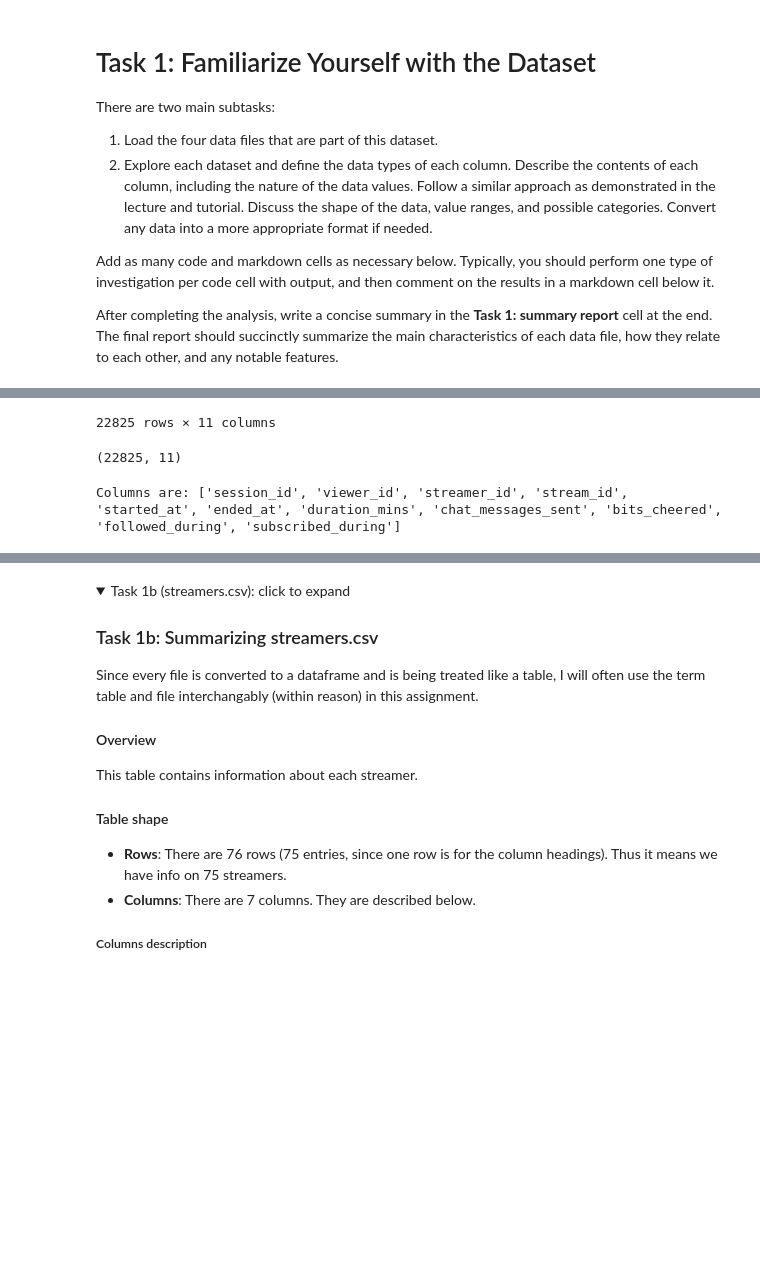
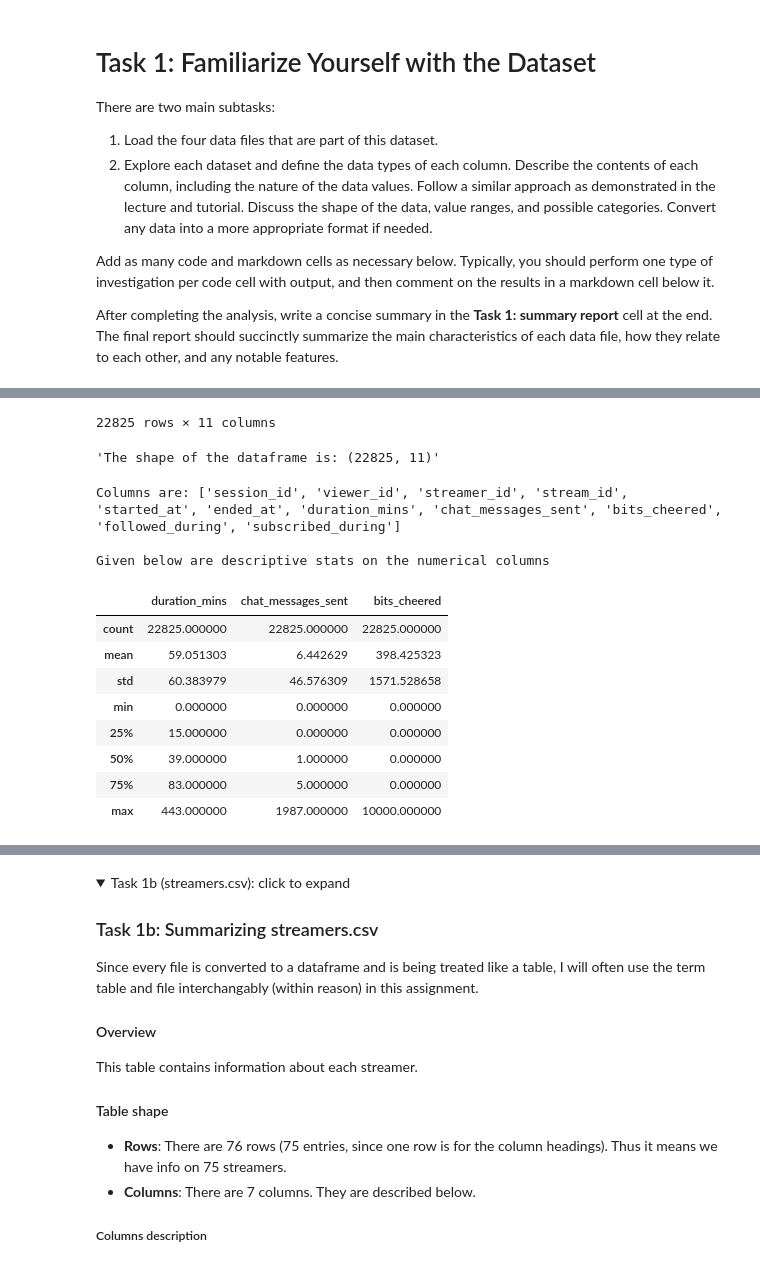
Before and after one commit to atifmmahmud/mahmud_atif_Assignment01, a Jupyter notebook: iat461_a1_atifm.ipynb, the cells around one changed output, grey strips where cells are left out. Saved outputs shown, nothing was run; the diff lists cells and outputs as text; code cells hidden in the pictures; folded sections open; blank space fills up the shorter version.

```diff
--- a/iat461_a1_atifm.ipynb
+++ b/iat461_a1_atifm.ipynb
@@ -18,26 +19,39 @@ from IPython.display import display
 # %%
 # TASK 1a: SESSIONS.CSV
 df_sessions = pd.read_csv("data/sessions.csv")
 display(df_sessions)
 display (f"The shape of the dataframe is: {df_sessions.shape}")
 columns = [*df_sessions.columns] # this stringifies the items, sep in the list, separating them with a comma (https://www.geeksforgeeks.org/python/print-lists-in-python-4-different-ways/)
 print(f"Columns are: {columns}")
+print("\nGiven below are descriptive stats on the numerical columns\n")
+df_sessions.describe()
 # %% [output]
 |  | session_id | viewer_id | streamer_id | stream_id | started_at | ended_at | duration_mins | ... |
 | 0 | SES000001 | VWR00938 | STR0055 | SM00860 | 2024-01-18 19:16:00 | 2024-01-18 20:28:00 | 72 | ... |
 | 1 | SES000002 | VWR00804 | STR0034 | SM00542 | 2024-01-04 17:11:00 | 2024-01-04 19:41:00 | 150 | ... |
 | 2 | SES000003 | VWR00704 | STR0008 | SM00124 | 2024-02-15 15:11:00 | 2024-02-15 16:53:00 | 102 | ... |
 | 3 | SES000004 | VWR00926 | STR0024 | SM00373 | 2024-01-18 19:59:00 | 2024-01-18 20:56:00 | 57 | ... |
 | 4 | SES000005 | VWR00883 | STR0008 | SM00120 | 2024-03-19 20:08:00 | 2024-03-19 20:22:00 | 14 | ... |
 | ... | ... | ... | ... | ... | ... | ... | ... | ... |
 | 22820 | SES022821 | VWR00856 | STR0005 | SM00083 | 2024-01-16 18:51:00 | 2024-01-16 22:17:00 | 206 | ... |
 | 22821 | SES022822 | VWR00985 | STR0013 | SM00200 | 2024-01-08 20:28:00 | 2024-01-08 20:52:00 | 24 | ... |
 | 22822 | SES022823 | VWR00645 | STR0045 | SM00711 | 2024-03-26 04:15:00 | 2024-03-26 04:58:00 | 43 | ... |
 | 22823 | SES022824 | VWR00291 | STR0005 | SM00078 | 2024-01-11 20:02:00 | 2024-01-11 21:01:00 | 59 | ... |
 | 22824 | SES022825 | VWR00907 | STR0056 | SM00878 | 2024-01-13 11:23:00 | 2024-01-13 11:37:00 | 14 | ... |
 22825 rows × 11 columns
-(22825, 11)
+'The shape of the dataframe is: (22825, 11)'
 Columns are: ['session_id', 'viewer_id', 'streamer_id', 'stream_id', 'started_at', 'ended_at', 'duration_mins', 'chat_messages_sent', 'bits_cheered', 'followed_during', 'subscribed_during']
+
+Given below are descriptive stats on the numerical columns
+|  | duration_mins | chat_messages_sent | bits_cheered |
+| count | 22825.000000 | 22825.000000 | 22825.000000 |
+| mean | 59.051303 | 6.442629 | 398.425323 |
+| std | 60.383979 | 46.576309 | 1571.528658 |
+| min | 0.000000 | 0.000000 | 0.000000 |
+| 25% | 15.000000 | 0.000000 | 0.000000 |
+| 50% | 39.000000 | 1.000000 | 0.000000 |
+| 75% | 83.000000 | 5.000000 | 0.000000 |
+| max | 443.000000 | 1987.000000 | 10000.000000 |
 # %% [markdown]
 <details>
 <summary> Task 1a (sessions.csv): click to expand </summary>
```
Also changed, not shown: parts of 9 cells of this notebook.
